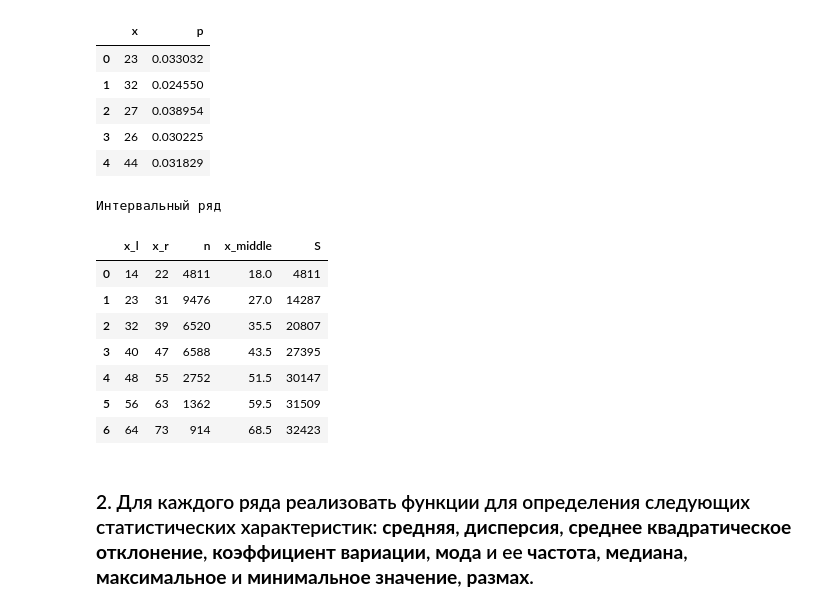
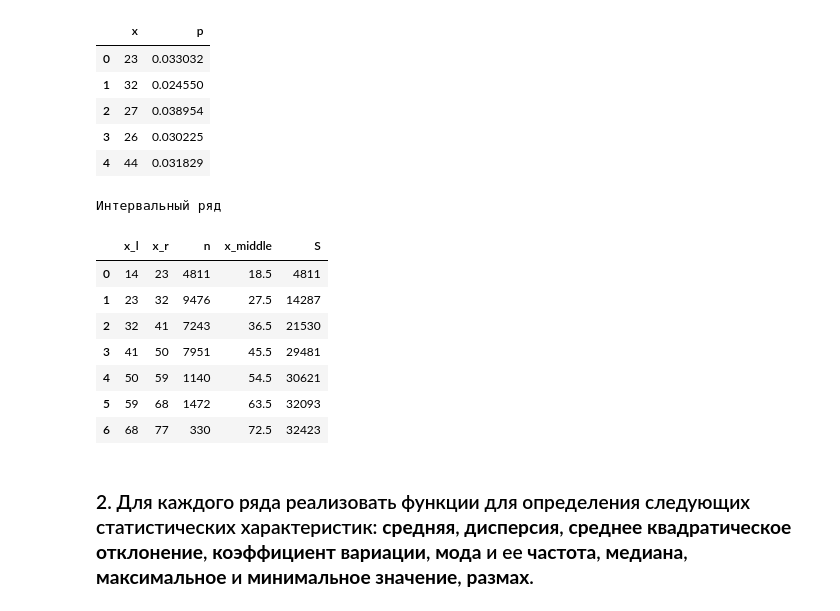
Before and after one commit to winpeperk/stat_anal_methods, a Jupyter notebook: lecture_1/1.1.ipynb, the cells around one changed output. Saved outputs shown, nothing was run; the diff lists cells and outputs as text; code cells hidden in the pictures.

```diff
--- a/lecture_1/1.1.ipynb
+++ b/lecture_1/1.1.ipynb
@@ -37,30 +37,31 @@ discrete.head()
 | 4 | 44 | 0.031829 |
 # %%
 ages = sorted(group_data.keys())
-idxs = np.array_split(range(len(ages)), 7)
+min_age, max_age = ages[0], ages[-1]
 
 interval = []
-for idx in idxs:
-    x_l, x_r = ages[idx[0]], ages[idx[-1]]
+for x_l in range(min_age, max_age + 1, 9):
+    x_r = x_l + 8
     n = len(data[(x_l <= data) & (data <= x_r)])
     interval.append([x_l, x_r, n])
 
 interval = pd.DataFrame(interval, columns=['x_l', 'x_r', 'n'])
+interval['x_r'] = interval['x_r'] + 1
 interval['x_middle'] = (interval['x_l'] + interval['x_r']) / 2
 interval['S'] = interval['n'].cumsum()
 
-print('Интервальный ряд')
+print('Интервальный ряд\n')
 interval
 # %% [output]
 Интервальный ряд
 |  | x_l | x_r | n | x_middle | S |
-| 0 | 14 | 22 | 4811 | 18.0 | 4811 |
-| 1 | 23 | 31 | 9476 | 27.0 | 14287 |
-| 2 | 32 | 39 | 6520 | 35.5 | 20807 |
-| 3 | 40 | 47 | 6588 | 43.5 | 27395 |
-| 4 | 48 | 55 | 2752 | 51.5 | 30147 |
-| 5 | 56 | 63 | 1362 | 59.5 | 31509 |
-| 6 | 64 | 73 | 914 | 68.5 | 32423 |
+| 0 | 14 | 23 | 4811 | 18.5 | 4811 |
+| 1 | 23 | 32 | 9476 | 27.5 | 14287 |
+| 2 | 32 | 41 | 7243 | 36.5 | 21530 |
+| 3 | 41 | 50 | 7951 | 45.5 | 29481 |
+| 4 | 50 | 59 | 1140 | 54.5 | 30621 |
+| 5 | 59 | 68 | 1472 | 63.5 | 32093 |
+| 6 | 68 | 77 | 330 | 72.5 | 32423 |
 # %% [markdown]
 ### 2. Для каждого ряда реализовать функции для определения следующих статистических характеристик: **средняя**, **дисперсия**, **среднее квадратическое отклонение**, **коэффициент вариации**, **мода** и ее **частота**, **медиана**, **максимальное** и **минимальное значение**, **размах**.
 # %%
```
Also changed, not shown: parts of 2 cells of this notebook.
